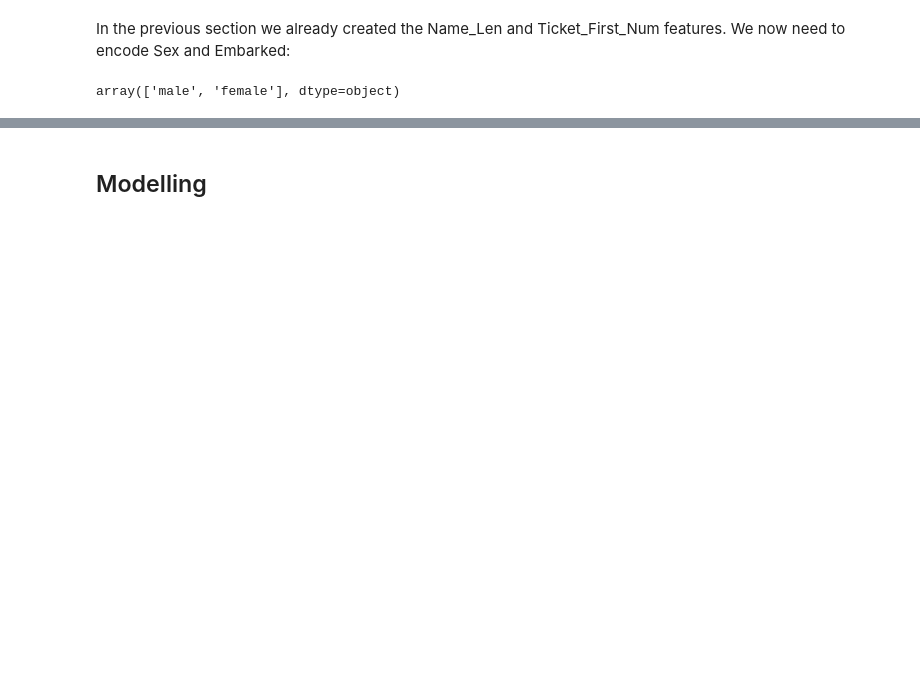
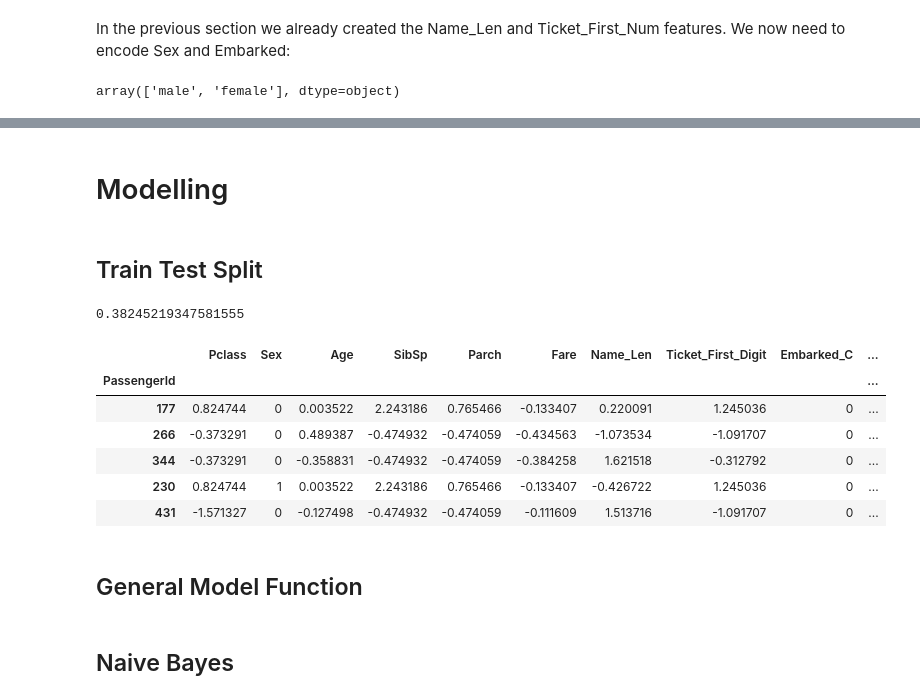
Before and after one commit to isaacjeffersonlee/Kaggle-Projects, a Jupyter notebook: Titanic/titanic_kaggle.ipynb, the cells around one changed output, grey strips where cells are left out. Drawn from its saved outputs; the diff is of its cells as text; code cells hidden in the pictures; blank space fills up the shorter version.

```diff
--- a/Titanic/titanic_kaggle.ipynb
+++ b/Titanic/titanic_kaggle.ipynb
@@ -422,3 +462,5 @@ Embarked_S            uint8
 dtype: object
 # %% [markdown]
-## Modelling
+# Modelling
+# %% [markdown]
+## Train Test Split
@@ -424,0 +470,6 @@ dtype: object
+# %%
+X = train_df.copy()
+y = X.pop('Survived')
+sum(y) / len(y)
+# %% [output]
+0.38245219347581555
@@ -424,0 +479,12 @@ dtype: object
+# %%
+X_train.head()
+# %% [output]
+|  | Pclass | Sex | Age | SibSp | Parch | Fare | Name_Len | Ticket_First_Digit | Embarked_C | ... |
+| PassengerId |  |  |  |  |  |  |  |  |  | ... |
+| 177 | 0.824744 | 0 | 0.003522 | 2.243186 | 0.765466 | -0.133407 | 0.220091 | 1.245036 | 0 | ... |
+| 266 | -0.373291 | 0 | 0.489387 | -0.474932 | -0.474059 | -0.434563 | -1.073534 | -1.091707 | 0 | ... |
+| 344 | -0.373291 | 0 | -0.358831 | -0.474932 | -0.474059 | -0.384258 | 1.621518 | -0.312792 | 0 | ... |
+| 230 | 0.824744 | 1 | 0.003522 | 2.243186 | 0.765466 | -0.133407 | -0.426722 | 1.245036 | 0 | ... |
+| 431 | -1.571327 | 0 | -0.127498 | -0.474932 | -0.474059 | -0.111609 | 1.513716 | -1.091707 | 0 | ... |
+# %% [markdown]
+## General Model Function
@@ -424,0 +512,2 @@ dtype: object
+# %% [markdown]
+## Naive Bayes
```
Also changed, not shown: parts of 67 cells of this notebook, 5 other files.
